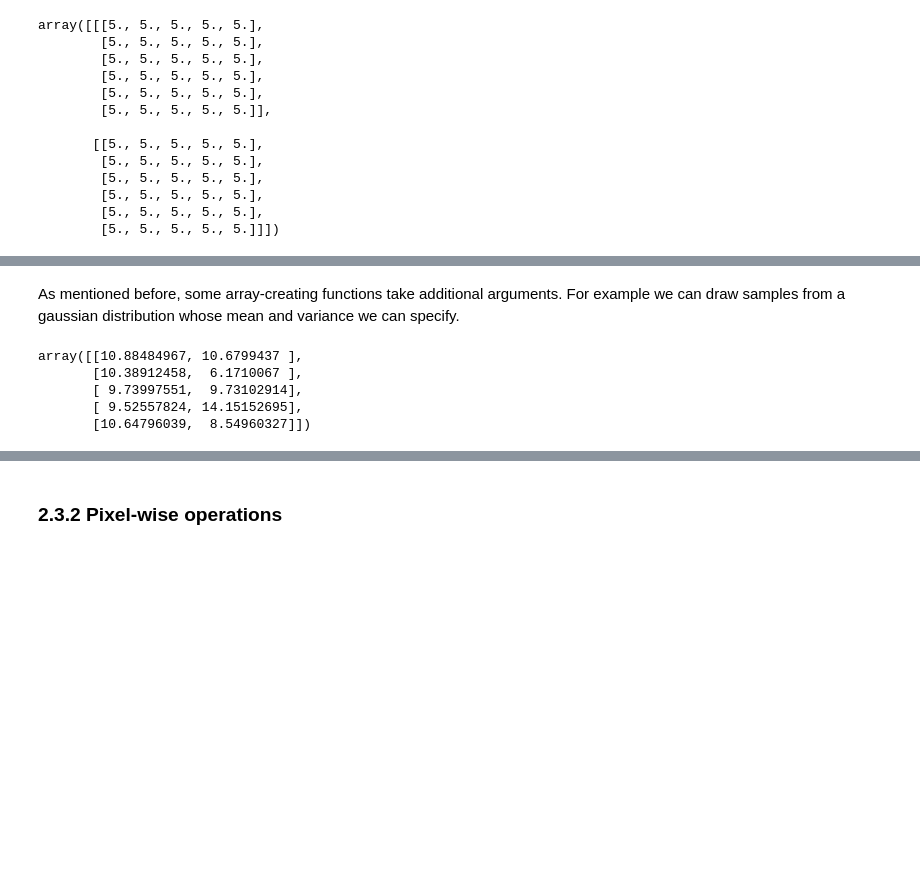
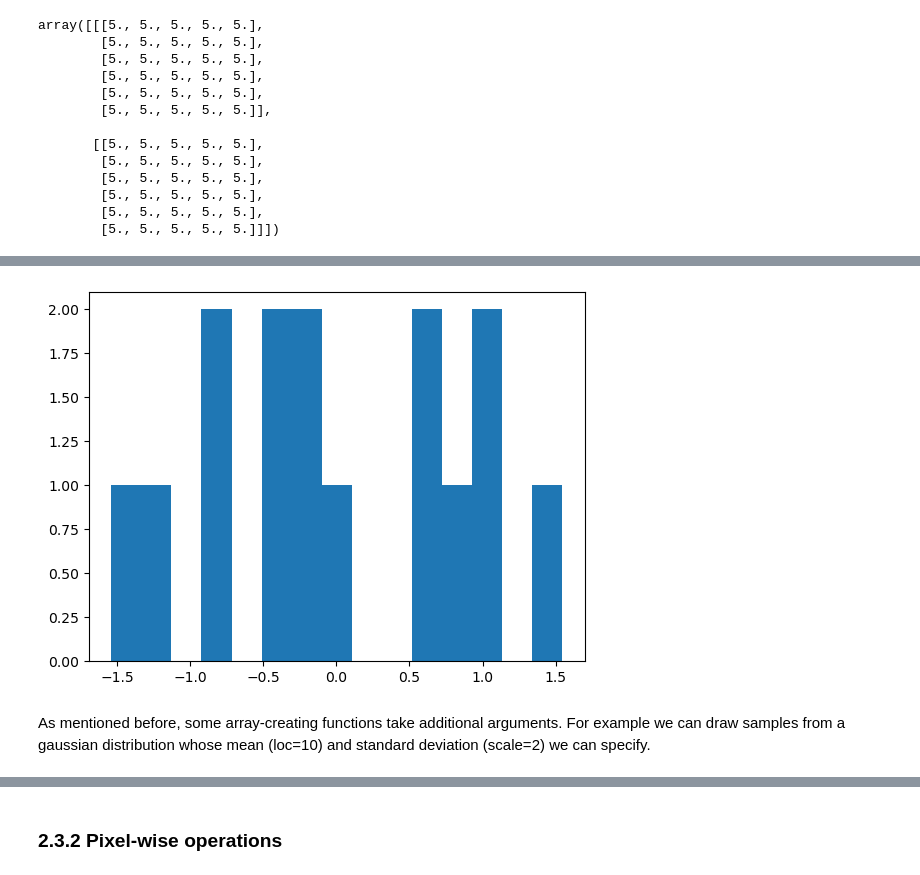
Before and after one commit to guiwitz/neubias_academy_biapy, a Jupyter notebook: 02-Numpy_images.ipynb, the cells around one changed output, grey strips where cells are left out. Saved outputs shown, nothing was run; the diff lists cells and outputs as text; code cells hidden in the pictures; blank space fills up the shorter version.

```diff
--- a/02-Numpy_images.ipynb
+++ b/02-Numpy_images.ipynb
@@ -353,10 +350,10 @@ array([[-0.37617899,  0.34065324, -0.20734892,  0.00653959, -1.54929271],
+# %%
+# Histogram plot of the value distribution around a mean of 0 (bell shape is not noticeable due to the low sample number of 15)
+plt.hist(np.random.standard_normal((3,5)).flatten(), bins=15) # Bins are set to the number of array elements
+plt.show()
+# %% [output]
+[figure, added]
 # %% [markdown]
-As mentioned before, some array-creating functions take additional arguments. For example we can draw samples from a gaussian distribution whose mean and variance we can specify.
+As mentioned before, some array-creating functions take additional arguments. For example we can draw samples from a gaussian distribution whose mean (loc=10) and standard deviation (scale=2) we can specify.
 # %%
-np.random.normal(loc=10, scale=2, size=(5,2))
+gaussian_array = np.random.normal(loc=10, scale=2, size=(100,100))
-# %% [output]
-array([[10.88484967, 10.6799437 ],
-       [10.38912458,  6.1710067 ],
-       [ 9.73997551,  9.73102914],
-       [ 9.52557824, 14.15152695],
-       [10.64796039,  8.54960327]])
```
Also changed, not shown: parts of 40 cells of this notebook.
